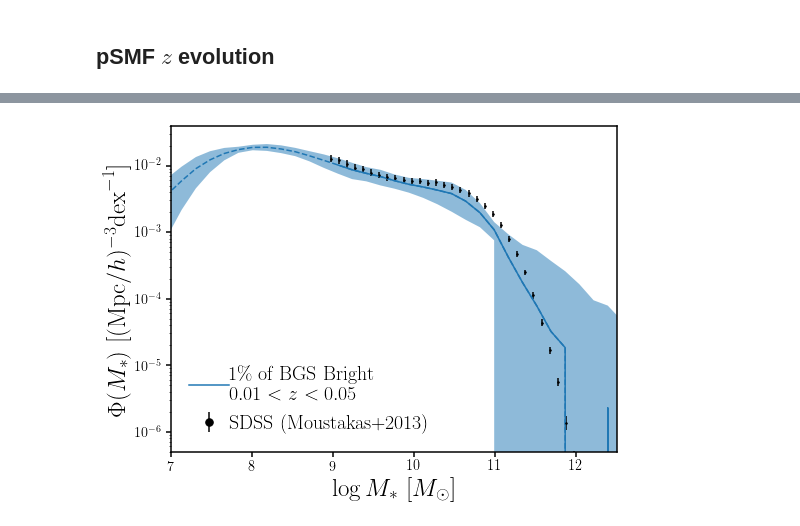
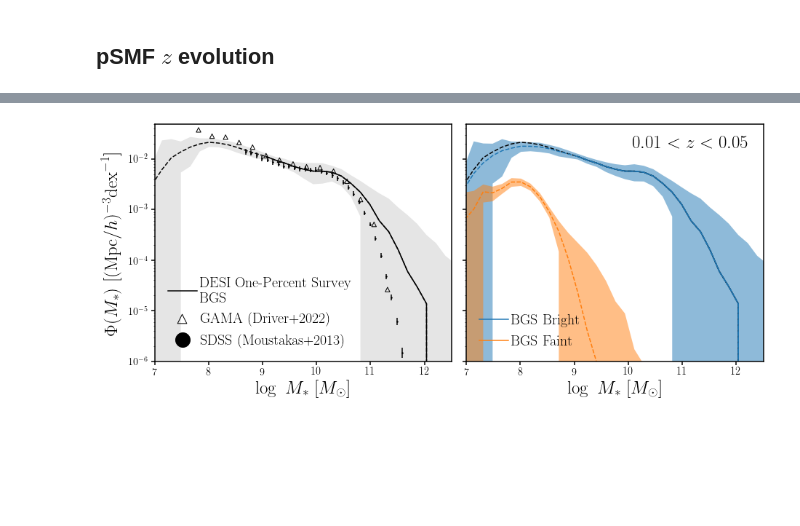
Before and after one commit to changhoonhahn/gapos, a Jupyter notebook: papers/edr/nb/psmf.ipynb, the cells around one changed output, grey strips where cells are left out. Cells and saved outputs as stored; diff of their text form; code cells hidden in the pictures; blank space fills up the shorter version.

Commit message:
smf figures

```diff
--- a/papers/edr/nb/psmf.ipynb
+++ b/papers/edr/nb/psmf.ipynb
@@ -74,25 +111,82 @@ fig.savefig('../figs/psmf_bgs_bright_zevo.pdf', bbox_inches='tight')
+# %%
+# moustakas+(2013)
+# logM* is in Msun/h70^2
+# Phi is in Mpc^3/h70^3
+m13_logms = np.linspace(9., 12., 31) + np.log10(0.7**2)
+m13_logsmf = np.array([-1.899, -1.923, -1.970, -2.031, -2.055, -2.106, -2.144,
+                       -2.179, -2.188, -2.216, -2.234, -2.236, -2.262, -2.252, -2.285, -2.317, -2.365, -2.419, -2.504, -2.607, -2.728, -2.888, -3.104, -3.332, -3.606, -3.953, -4.363, -4.778, -5.255, -5.87, -6.49])
+m13_logsmf -= np.log10((Planck13.H0.value / 70)**3)
+m13_logsmf_sig = np.array([0.052, 0.048, 0.059, 0.052, 0.050, 0.053, 0.046, 0.051, 0.046, 0.048, 0.047, 0.045, 0.046, 0.049, 0.045, 0.046, 0.049, 0.049, 0.047, 0.046, 0.046, 0.043, 0.041, 0.042, 0.042, 0.047, 0.050, 0.057, 0.066, 0.1, 0.2])
+# %%
+# driver+(2022) GAMA
+# logM* is in Msun/h70^2
+# Phi is in Mpc^3/h70^3
+d22_logms = np.linspace(6.875, 11.625, 20) + np.log10(0.7**2)
+d22_logsmf = np.array([-0.691, -1.084, -1.011, -1.349, -1.287, -1.544, -1.669, -1.688, -1.795, -1.886,
+                       -2.055, -2.142, -2.219, -2.274, -2.292, -2.361, -2.561, -2.922, -3.414, -4.704]) + 0.0807
+d22_logsmf -= np.log10((Planck13.H0.value / 70)**3)
+d22_logsmf_sig = np.array([0.176, 0.125, 0.071, 0.092, 0.079, 0.071, 0.045, 0.032, 0.024, 0.020, 0.014, 0.010,
+                          0.009, 0.009, 0.009, 0.010, 0.013, 0.019, 0.032, 0.138])
 # %%
-fig = plt.figure(figsize=(8,6))
-sub = fig.add_subplot(111)
+fig = plt.figure(figsize=(15,6))
+sub = fig.add_subplot(121)
+i = 0
 
-i = 0
-sub.plot(psmfs[i][:,0], psmfs[i][:,1], color='C%i' % i, ls='--')
-sub.plot(psmfs[i][:,0][psmfs[i][:,0] > Mlims[i]], psmfs[i][:,1][psmfs[i][:,0] > Mlims[i]], c='C%i' % i, ls='-')
-sub.fill_between(psmfs[i][:,0], psmfs[i][:,1]-psmfs[i][:,2], psmfs[i][:,1]+psmfs[i][:,2],
-                 color='C%i' % i, edgecolor='none', alpha=0.5)
-sub.plot([], [], c='C%i' % i, label=r'1\% of BGS Bright'+'\n'+'$%.2f < z < %.2f$' % (zmins[i], zmaxs[i]))
-
+sub.plot(psmfs[i][:,0], psmfs[i][:,1] + psmfs_faint[i][:,1], color='k', ls='--')
+sub.plot(psmfs[i][:,0][psmfs[i][:,0] > Mlims[i]],
+         (psmfs[i][:,1] + psmfs_faint[i][:,1])[psmfs[i][:,0] > Mlims[i]],
+         c='k', ls='-')
+sub.fill_between(psmfs[i][:,0],
+                 (psmfs[i][:,1] + psmfs_faint[i][:,1])-np.max(np.array([psmfs[i][:,2], psmfs_all[i][:,2]]), axis=0),
+                 (psmfs[i][:,1] + psmfs_faint[i][:,1])+np.max(np.array([psmfs[i][:,2], psmfs_all[i][:,2]]), axis=0),
+                 color='k', edgecolor='none', alpha=0.1)
 sub.errorbar(m13_logms, 10**m13_logsmf,
              yerr=[10**m13_logsmf - 10**(m13_logsmf - m13_logsmf_sig), 10**(m13_logsmf + m13_logsmf_sig) - 10**m13_logsmf],
-             fmt='.k', markersize=3, label='SDSS (Moustakas+2013)')
+             fmt='.k', markersize=3)
+sub.scatter(d22_logms, 10**d22_logsmf, marker='^', s=40, facecolor='none', edgecolor='k')
+#             yerr=[10**d22_logsmf - 10**(d22_logsmf - d22_logsmf_sig), 10**(d22_logsmf + d22_logsmf_sig) - 10**d22_logsmf],
+#             fmt='.k', markersize=3, label='GAMA (Driver+2022)')
+sub.plot([], [], c='k', label=r'DESI One-Percent Survey'+'\n'+'BGS')
+sub.errorbar([], [], fmt='.k', markersize=10, label='SDSS (Moustakas+2013)')
+sub.scatter([], [], marker='^', s=10, facecolor='none', edgecolor='k', label='GAMA (Driver+2022)')
 
-sub.legend(loc='lower left', fontsize=20, markerscale=5, handletextpad=0.)
-sub.set_xlabel(r'$\log M_*$  [$M_\odot$]', fontsize=25)
+sub.legend(loc='lower left', fontsize=20, markerscale=4, handletextpad=0.2)
+sub.set_xlabel(r'$\log~M_*$  [$M_\odot$]', fontsize=25)
 sub.set_xlim(7., 12.5)
-sub.set_ylabel(r'$\Phi(M_*)$  [$({\rm Mpc}/h)^{-3}{\rm dex}^{-1}$]', fontsize=25)
+sub.set_ylabel(r'$\Phi(M_*)$  [$({\rm Mpc}/h)^{-3}{\rm dex}^{-1}$]', labelpad=10, fontsize=25)
 sub.set_yscale('log')
-sub.set_ylim(5e-7, 4e-2)
-#sub.text(0.95, 0.95, r'1\% of BGS Bright', ha='right', va='top', fontsize=25, transform=sub.transAxes)
-fig.savefig('../figs/psmf_bgs_bright_comp.pdf', bbox_inches='tight')
+sub.set_ylim(1e-6, 5e-2)
+
+sub = fig.add_subplot(122)
+sub.plot(psmfs[i][:,0], psmfs[i][:,1] + psmfs_faint[i][:,1], color='k', ls='--')
+sub.plot(psmfs[i][:,0][psmfs[i][:,0] > Mlims[i]],
+         (psmfs[i][:,1] + psmfs_faint[i][:,1])[psmfs[i][:,0] > Mlims[i]],
+         c='k', ls='-')
+#sub.fill_between(psmfs[i][:,0],
+#                 (psmfs[i][:,1] + psmfs_faint[i][:,1])-psmfs_all[i][:,2],
+#                 (psmfs[i][:,1] + psmfs_faint[i][:,1])+psmfs_all[i][:,2],
+#                 color='k', edgecolor='none', alpha=0.1)
+
+sub.plot(psmfs[i][:,0], psmfs[i][:,1], color='C0', ls='--')
+sub.plot(psmfs[i][:,0][psmfs[i][:,0] > Mlims[i]], psmfs[i][:,1][psmfs[i][:,0] > Mlims[i]], c='C0', ls='-')
+sub.fill_between(psmfs[i][:,0], psmfs[i][:,1]-psmfs[i][:,2], psmfs[i][:,1]+psmfs[i][:,2],
+                 color='C0', edgecolor='none', alpha=0.5)
+
+sub.plot(psmfs_faint[i][:,0], psmfs_faint[i][:,1], color='C1', ls='--')
+sub.fill_between(psmfs_faint[i][:,0], psmfs_faint[i][:,1]-psmfs_faint[i][:,2], psmfs_faint[i][:,1]+psmfs_faint[i][:,2],
+                 color='C1', edgecolor='none', alpha=0.5)
+sub.plot([], [], c='C0', label=r'BGS Bright')
+sub.plot([], [], c='C1', label=r'BGS Faint')
+
+sub.legend(loc='lower left', fontsize=20, markerscale=4, handletextpad=0.2)
+sub.set_xlabel(r'$\log~M_*$  [$M_\odot$]', fontsize=25)
+sub.set_xlim(7., 12.5)
+
+sub.set_yscale('log')
+sub.set_ylim(1e-6, 5e-2)
+sub.set_yticklabels([])
+sub.text(0.95, 0.95, r'$0.01 < z < 0.05$', ha='right', va='top', fontsize=25, transform=sub.transAxes)
+fig.subplots_adjust(wspace=0.05)
+fig.savefig('../figs/psmf_bgs_any_comp.pdf', bbox_inches='tight')
 # %% [output]
-[figure, old version]
+[figure, new version]
```
Also changed, not shown: parts of 8 cells of this notebook, 1 other file.
